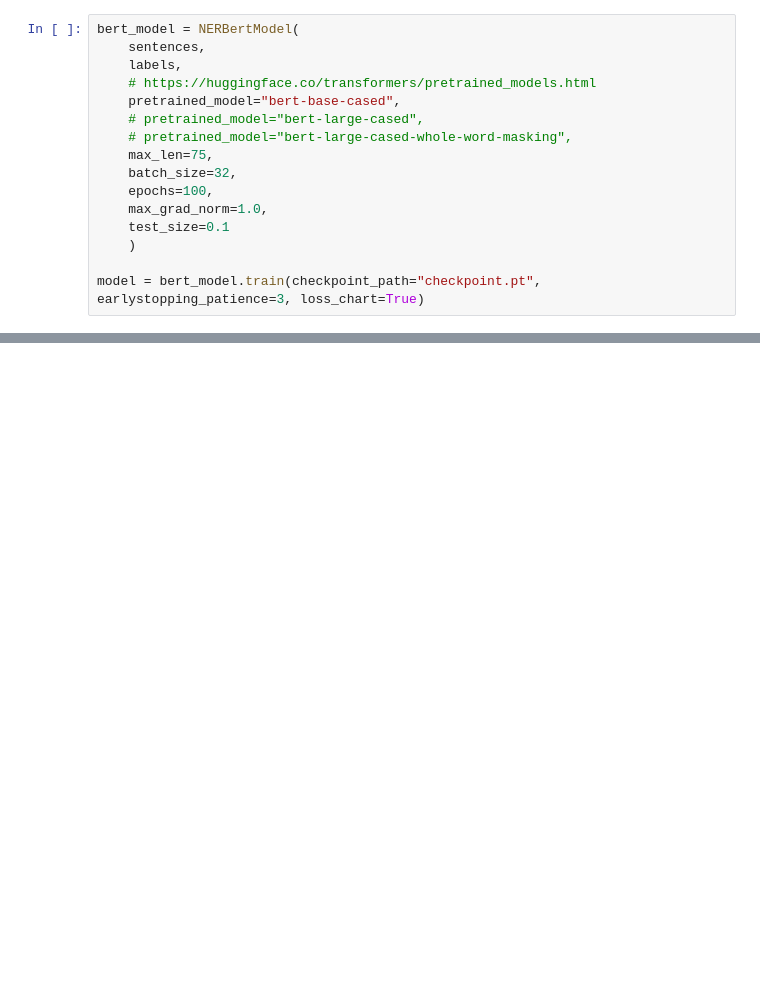
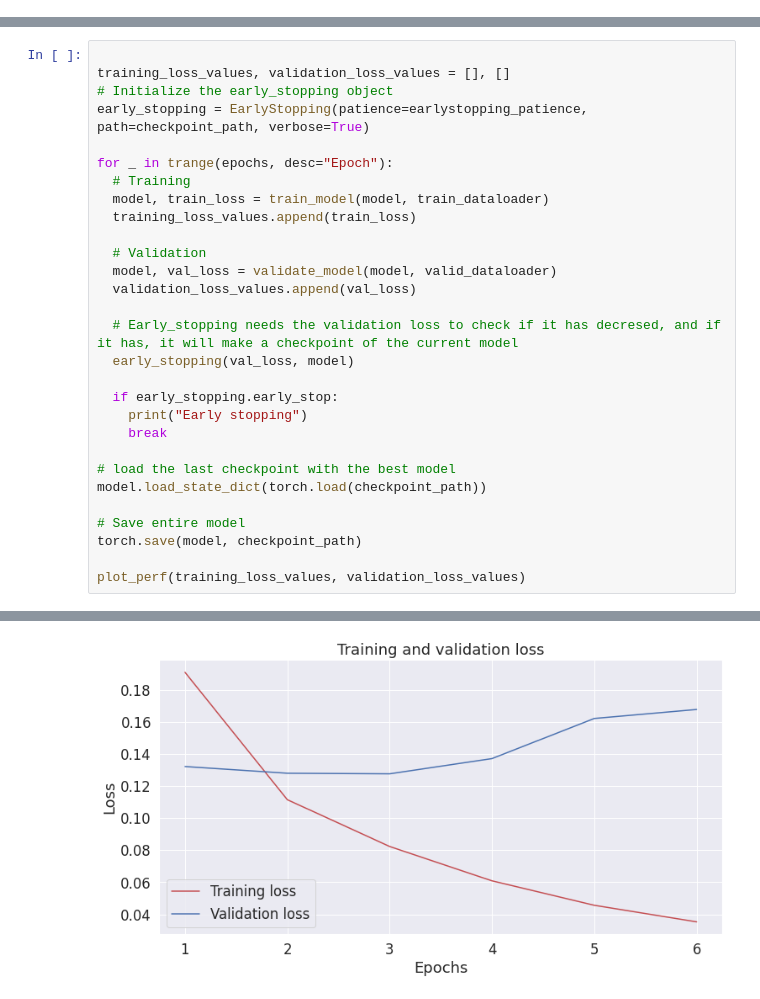
Before and after one commit to Jefffish09/MachineLearning, a Jupyter notebook: NER/bert_ner_pytorch.ipynb, the cells around one changed output, grey strips where cells are left out. Saved outputs shown, nothing was run; the diff lists cells and outputs as text; blank space fills up the shorter version.

```diff
--- a/NER/bert_ner_pytorch.ipynb
+++ b/NER/bert_ner_pytorch.ipynb
@@ -457,16 +264,0 @@ class NERBertModel:
-# %%
-bert_model = NERBertModel(
-    sentences,
-    labels,
-    # https://huggingface.co/transformers/pretrained_models.html
-    pretrained_model="bert-base-cased",
-    # pretrained_model="bert-large-cased",
-    # pretrained_model="bert-large-cased-whole-word-masking",
-    max_len=75,
-    batch_size=32,
-    epochs=100,
-    max_grad_norm=1.0,
-    test_size=0.1
-    )
-
-model = bert_model.train(checkpoint_path="checkpoint.pt", earlystopping_patience=3, loss_chart=True)
@@ -553,0 +368,30 @@ Validation loss: [0.13170205960671108, 0.12345050357282161, 0.12927884101867676,
+# %%
+
+training_loss_values, validation_loss_values = [], []
+# Initialize the early_stopping object
+early_stopping = EarlyStopping(patience=earlystopping_patience, path=checkpoint_path, verbose=True)
+
+for _ in trange(epochs, desc="Epoch"):
+  # Training
+  model, train_loss = train_model(model, train_dataloader)
+  training_loss_values.append(train_loss)
+
+  # Validation
+  model, val_loss = validate_model(model, valid_dataloader)
+  validation_loss_values.append(val_loss)
+
+  # Early_stopping needs the validation loss to check if it has decresed, and if it has, it will make a checkpoint of the current model
+  early_stopping(val_loss, model)
+
+  if early_stopping.early_stop:
+    print("Early stopping")
+    break
+
+# load the last checkpoint with the best model
+model.load_state_dict(torch.load(checkpoint_path))
+
+# Save entire model
+torch.save(model, checkpoint_path)
+
+plot_perf(training_loss_values, validation_loss_values)
+# %% [output]
@@ -553,0 +487 @@ Validation loss: [0.13170205960671108, 0.12345050357282161, 0.12927884101867676,
+[figure, added]
```
Also changed, not shown: parts of 18 cells of this notebook.
